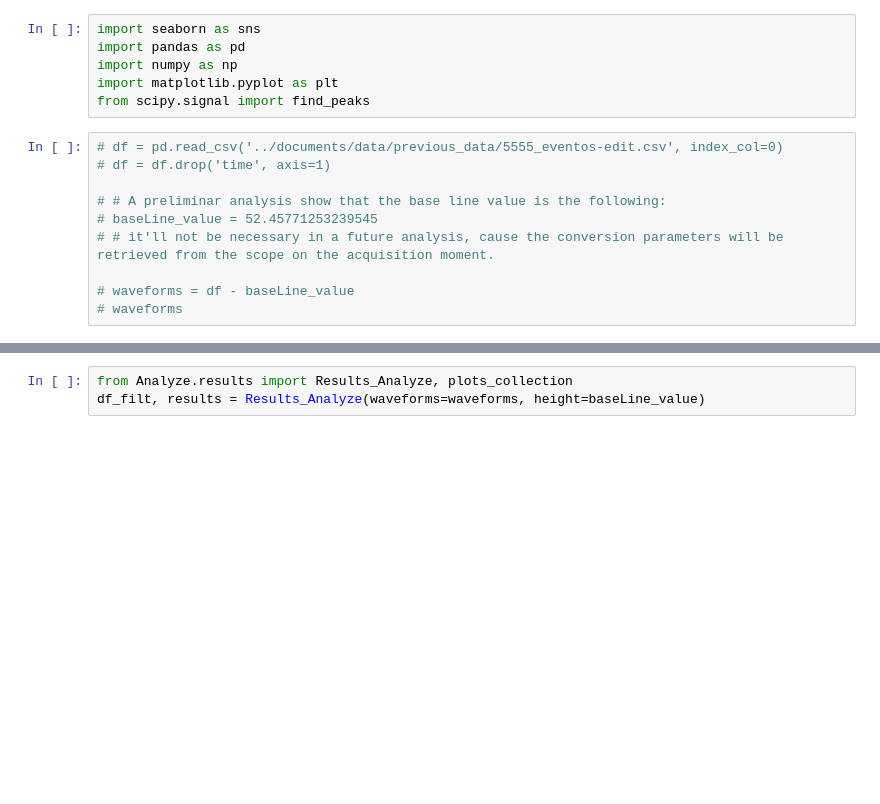
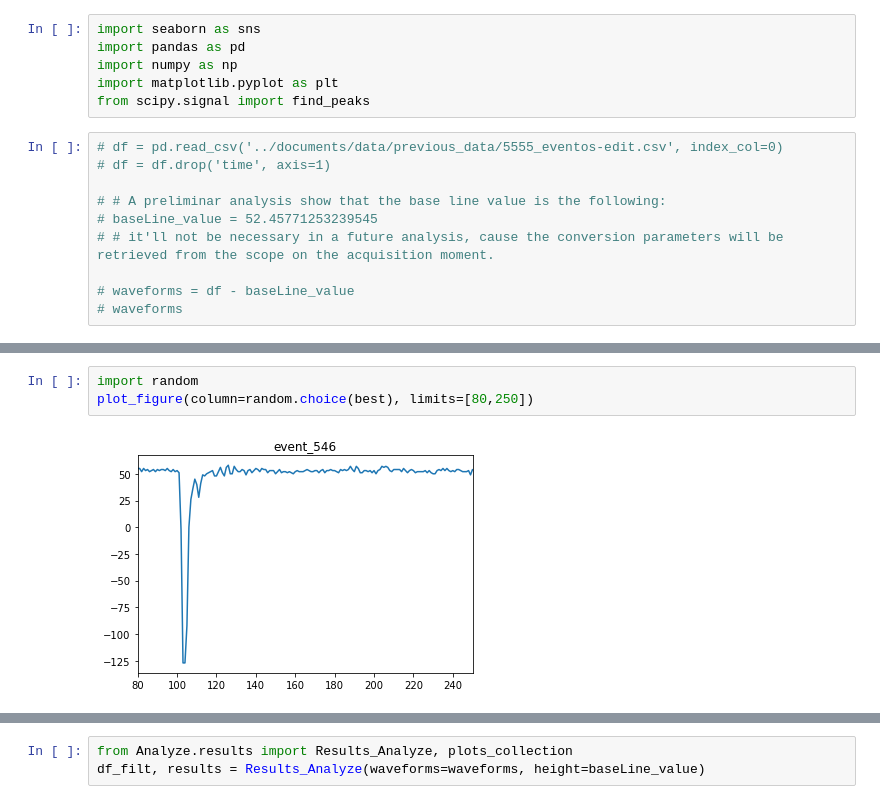
Before and after one commit to afauth/mudecay, a Jupyter notebook: MuonDecay/data_analyze/analyze.ipynb, the cells around one changed output, grey strips where cells are left out. Saved outputs shown, nothing was run; the diff lists cells and outputs as text; blank space fills up the shorter version.

```diff
--- a/MuonDecay/data_analyze/analyze.ipynb
+++ b/MuonDecay/data_analyze/analyze.ipynb
@@ -34,0 +131,5 @@ df
+# %%
+import random
+plot_figure(column=random.choice(best), limits=[80,250])
+# %% [output]
+[figure, added]
```
Also changed, not shown: parts of 24 cells of this notebook, 4 other files.
